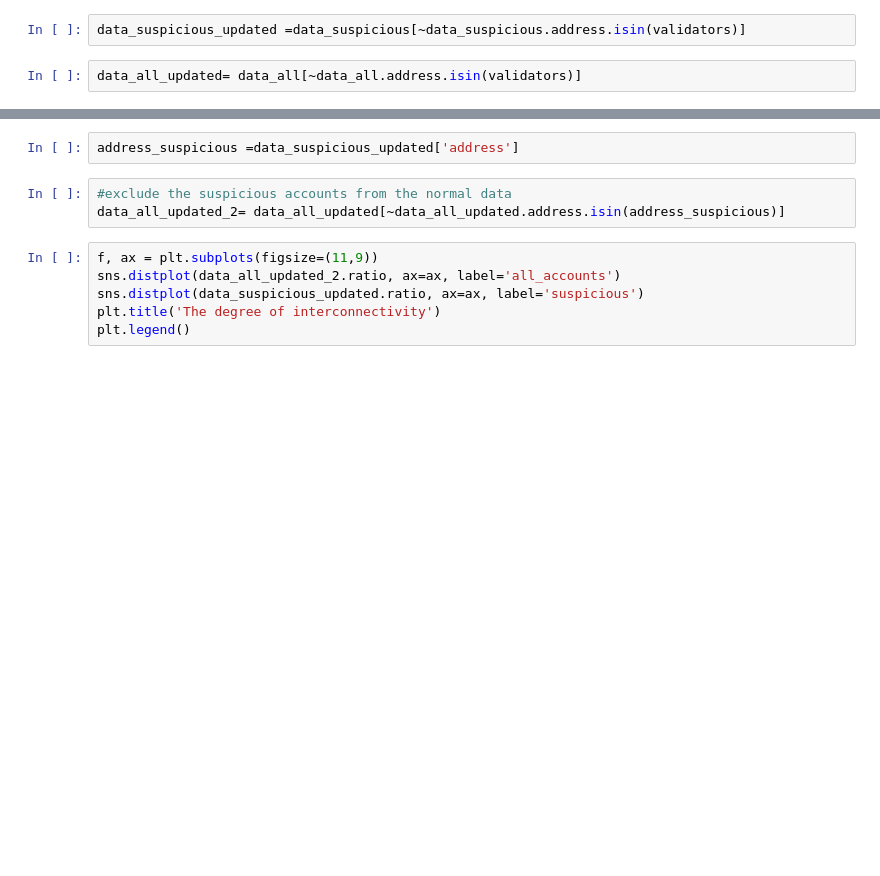
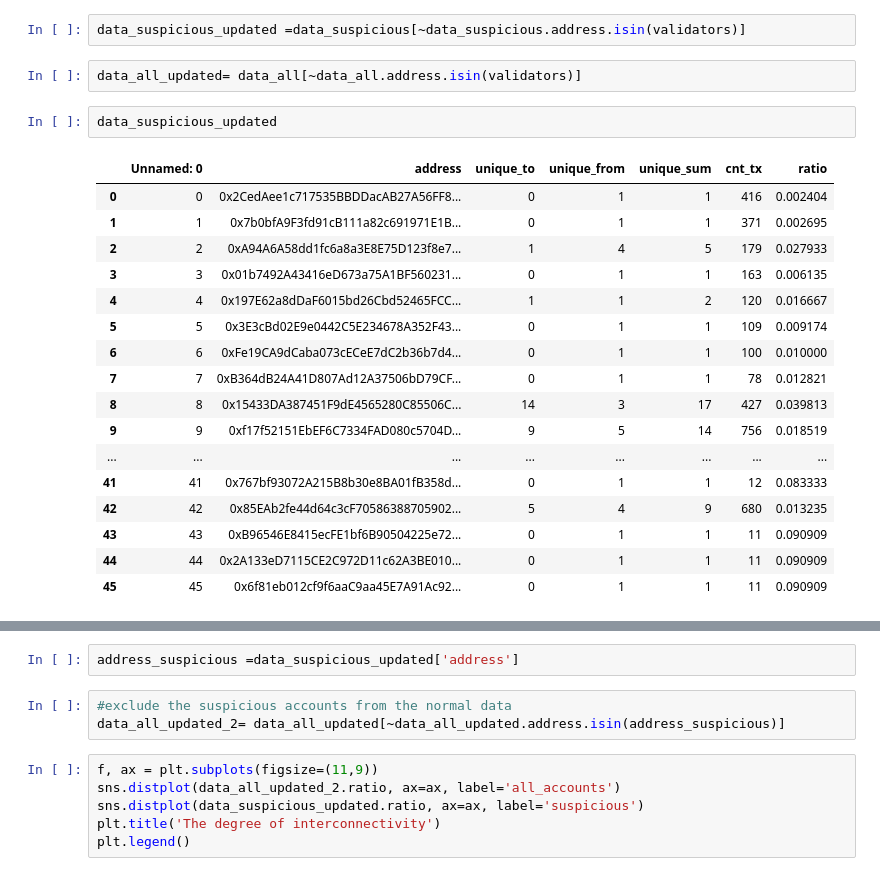
Before and after one commit to kiview/ethereum-network-analysis, a Jupyter notebook: bloxberg_transaction_interconnectivity.ipynb, the cells around one changed output, grey strips where cells are left out. Cells and saved outputs as stored; diff of their text form; blank space fills up the shorter version.

```diff
--- a/bloxberg_transaction_interconnectivity.ipynb
+++ b/bloxberg_transaction_interconnectivity.ipynb
@@ -60,6 +64,26 @@ validators = ['0xaA84378fA41da83a9B6523bA46E45A664FbEBFC8',
 data_suspicious_updated =data_suspicious[~data_suspicious.address.isin(validators)]
 # %%
 data_all_updated= data_all[~data_all.address.isin(validators)]
+# %%
+data_suspicious_updated
+# %% [output]
+|  | Unnamed: 0 | address | unique_to | unique_from | unique_sum | cnt_tx | ratio |
+| 0 | 0 | 0x2CedAee1c717535BBDDacAB27A56FF8... | 0 | 1 | 1 | 416 | 0.002404 |
+| 1 | 1 | 0x7b0bfA9F3fd91cB111a82c691971E1B... | 0 | 1 | 1 | 371 | 0.002695 |
+| 2 | 2 | 0xA94A6A58dd1fc6a8a3E8E75D123f8e7... | 1 | 4 | 5 | 179 | 0.027933 |
+| 3 | 3 | 0x01b7492A43416eD673a75A1BF560231... | 0 | 1 | 1 | 163 | 0.006135 |
+| 4 | 4 | 0x197E62a8dDaF6015bd26Cbd52465FCC... | 1 | 1 | 2 | 120 | 0.016667 |
+| 5 | 5 | 0x3E3cBd02E9e0442C5E234678A352F43... | 0 | 1 | 1 | 109 | 0.009174 |
+| 6 | 6 | 0xFe19CA9dCaba073cECeE7dC2b36b7d4... | 0 | 1 | 1 | 100 | 0.010000 |
+| 7 | 7 | 0xB364dB24A41D807Ad12A37506bD79CF... | 0 | 1 | 1 | 78 | 0.012821 |
+| 8 | 8 | 0x15433DA387451F9dE4565280C85506C... | 14 | 3 | 17 | 427 | 0.039813 |
+| 9 | 9 | 0xf17f52151EbEF6C7334FAD080c5704D... | 9 | 5 | 14 | 756 | 0.018519 |
+| ... | ... | ... | ... | ... | ... | ... | ... |
+| 41 | 41 | 0x767bf93072A215B8b30e8BA01fB358d... | 0 | 1 | 1 | 12 | 0.083333 |
+| 42 | 42 | 0x85EAb2fe44d64c3cF70586388705902... | 5 | 4 | 9 | 680 | 0.013235 |
+| 43 | 43 | 0xB96546E8415ecFE1bf6B90504225e72... | 0 | 1 | 1 | 11 | 0.090909 |
+| 44 | 44 | 0x2A133eD7115CE2C972D11c62A3BE010... | 0 | 1 | 1 | 11 | 0.090909 |
+| 45 | 45 | 0x6f81eb012cf9f6aaC9aa45E7A91Ac92... | 0 | 1 | 1 | 11 | 0.090909 |
 # %%
 data_all_updated
 
```
Also changed, not shown: parts of 9 cells of this notebook, 1 other file.
